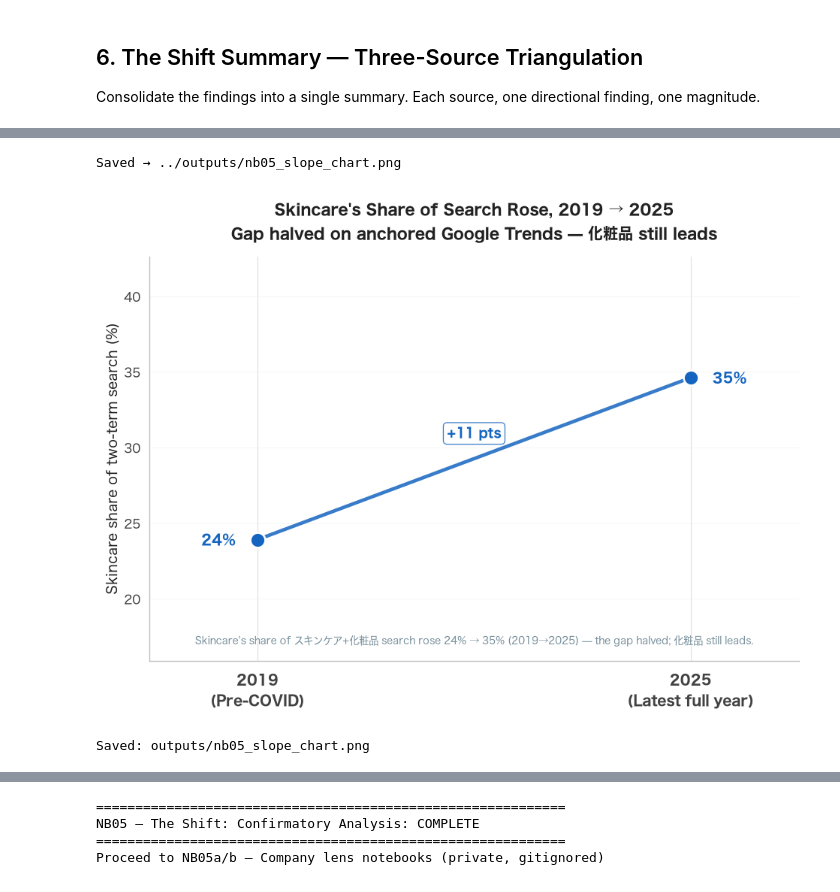
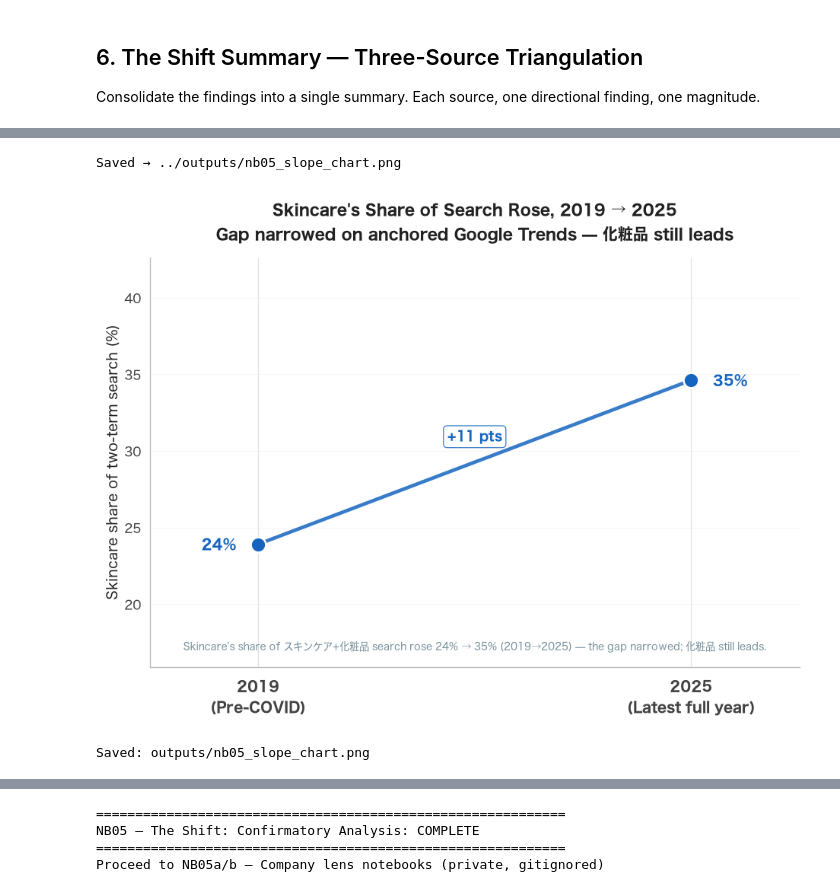
Before and after one commit to Stan-DS-Z/beauty-pulse, a Jupyter notebook: notebooks/NB05_the_shift.ipynb, the cells around one changed output, grey strips where cells are left out. Drawn from its saved outputs; the diff is of its cells as text; code cells hidden in the pictures.

```diff
--- a/notebooks/NB05_the_shift.ipynb
+++ b/notebooks/NB05_the_shift.ipynb
@@ -849,36 +850,36 @@ if ss19 is not None and ss25 is not None:
     ax.text(1.05, ss25, f'{ss25:.0f}%', ha='left', va='center',
             fontsize=11, color=C_SKIN, fontweight='bold')
     ax.text(0.5, (ss19 + ss25) / 2 + 1.2, f'+{delta:.0f} pts',
             ha='center', va='bottom', fontsize=10, color=C_SKIN, fontweight='bold',
             bbox=dict(boxstyle='round,pad=0.3', facecolor='white',
                       edgecolor=C_SKIN, alpha=0.8, linewidth=0.8))
     ax.text(0.5, 0.03,
             f'Skincare\'s share of スキンケア+化粧品 search rose {ss19:.0f}% → {ss25:.0f}% '
-            f'(2019→2025) — the gap halved; 化粧品 still leads.',
+            f'(2019→2025) — the gap narrowed; 化粧品 still leads.',
             transform=ax.transAxes, ha='center', va='bottom',
             fontsize=8, color='#78909C', style='italic', linespacing=1.5)
     pad = 8
     ax.set_ylim(min(ss19, ss25) - pad, max(ss19, ss25) + pad)
 
 ax.set_xlim(-0.25, 1.25)
 ax.set_xticks([0, 1])
 ax.set_xticklabels(['2019\n(Pre-COVID)', '2025\n(Latest full year)'],
                    fontsize=11, fontweight='bold')
 ax.set_ylabel('Skincare share of two-term search (%)', fontsize=11)
 ax.set_title("Skincare's Share of Search Rose, 2019 → 2025\n"
-             "Gap halved on anchored Google Trends — 化粧品 still leads",
+             "Gap narrowed on anchored Google Trends — 化粧品 still leads",
              fontsize=12, fontweight='bold', pad=14)
 ax.spines['top'].set_visible(False)
 ax.spines['right'].set_visible(False)
 ax.spines['left'].set_color('#BDBDBD')
 ax.spines['bottom'].set_color('#BDBDBD')
 
 tight(fig, '../outputs/nb05_slope_chart.png')
 plt.show()
 print('Saved: outputs/nb05_slope_chart.png')
 # %% [output]
 Saved → ../outputs/nb05_slope_chart.png
-[figure, old version]
+[figure, new version]
 Saved: outputs/nb05_slope_chart.png
 # %%
 from IPython.display import display, Markdown
```
Also changed, not shown: parts of 4 cells of this notebook, 1 other file.
